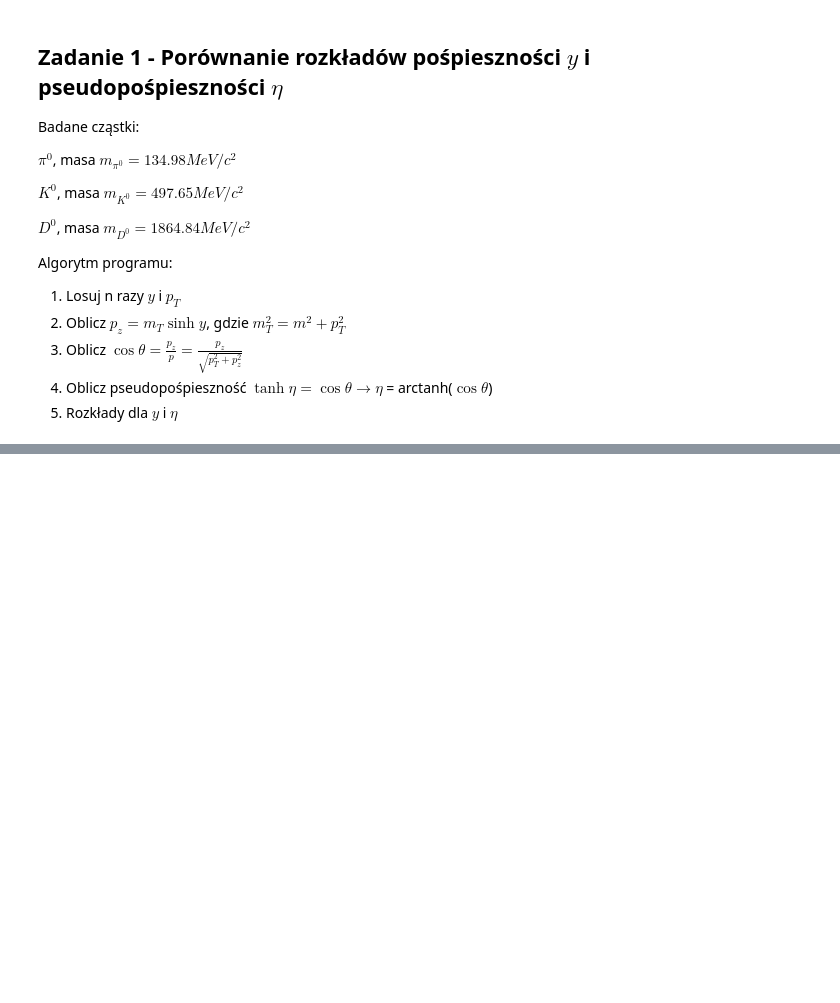
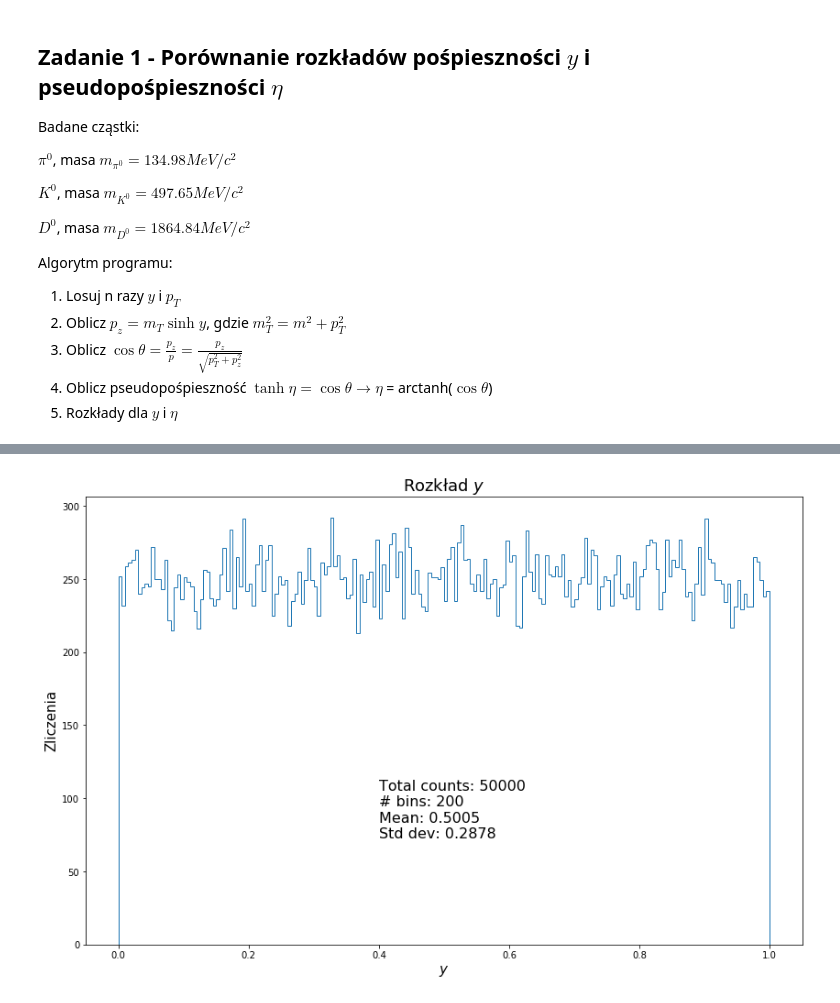
Before and after one commit to Lukaszz99/ML-HEP, a Jupyter notebook: Zadanie 1.ipynb, the cells around one changed output, grey strips where cells are left out. Saved outputs shown, nothing was run; the diff lists cells and outputs as text; code cells hidden in the pictures; blank space fills up the shorter version.

```diff
--- a/Zadanie 1.ipynb
+++ b/Zadanie 1.ipynb
@@ -81,0 +101,14 @@ plt.show()
+# %%
+plt.figure(figsize=f_size)
+y_values, _, _ = plt.hist(y_random, bins=n_bins, range=(0, 1), histtype='step')
+
+plt.title('Rozkład $y$', fontsize=18)
+plt.xlabel('$y$', fontsize=15)
+plt.ylabel('Zliczenia', fontsize=15)
+plt.text(0.4, np.max(y_values) * 0.25, f'Total counts: {n} \n# bins: {n_bins} \nMean: {np.mean(y_random):.4f} \nStd dev: {np.std(y_random):.4f}', fontsize=16)
+# plt.grid(alpha=0.7, axis='y')
+
+plt.savefig('rozklad_y.png')
+plt.show()
+# %% [output]
+[figure, added]
```
Also changed, not shown: parts of 8 cells of this notebook, 4 other files.
